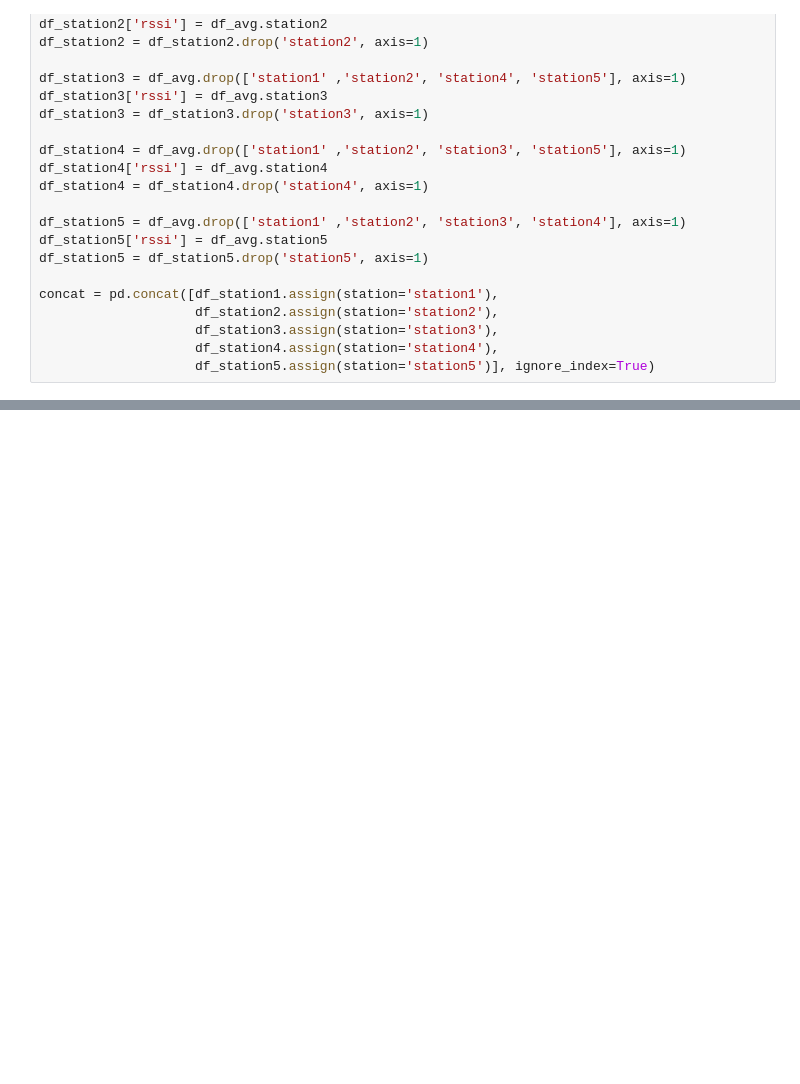
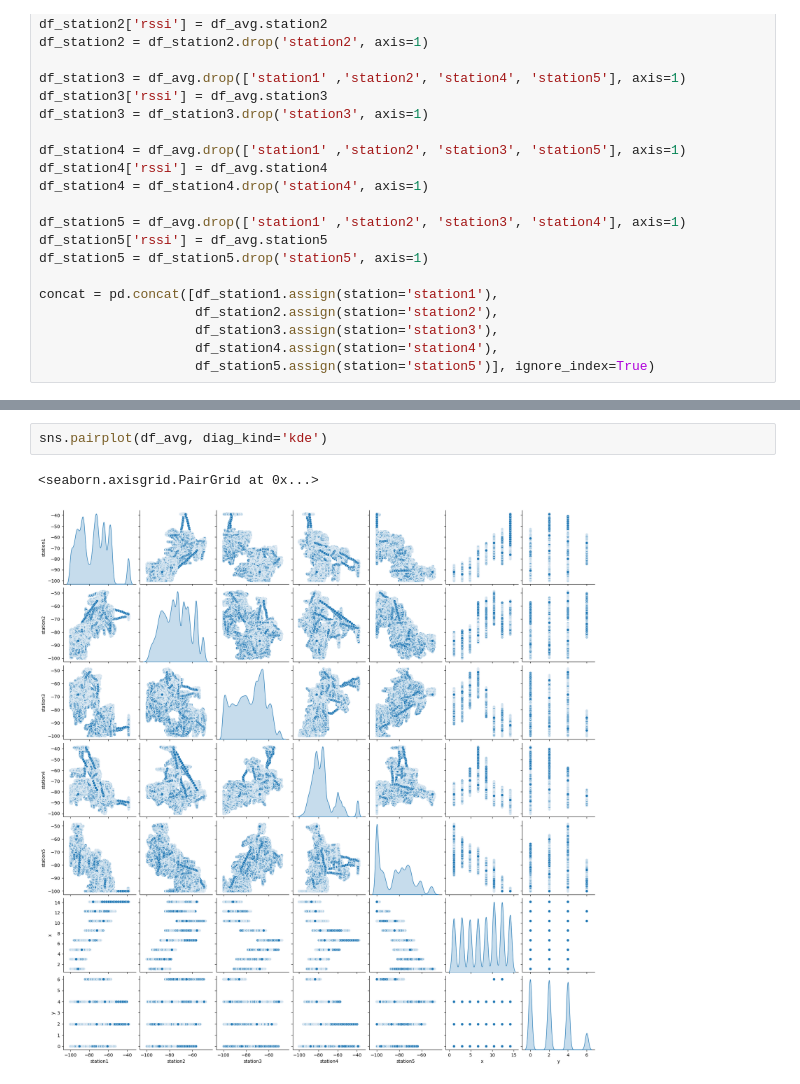
Before and after one commit to dcrovo/Indoor-Localization-BLE-Regression, a Jupyter notebook: DataCleaning.ipynb, the cells around one changed output, grey strips where cells are left out. Saved outputs shown, nothing was run; the diff lists cells and outputs as text; blank space fills up the shorter version.

```diff
--- a/DataCleaning.ipynb
+++ b/DataCleaning.ipynb
@@ -156,0 +188,5 @@ sns.relplot(data=concat, x='x', y='rssi', hue='station', kind='line', style='y')
+# %%
+sns.pairplot(df_avg, diag_kind='kde')
+# %% [output]
+<seaborn.axisgrid.PairGrid at 0x...>
+[figure, added]
```
Also changed, not shown: parts of 27 cells of this notebook.
